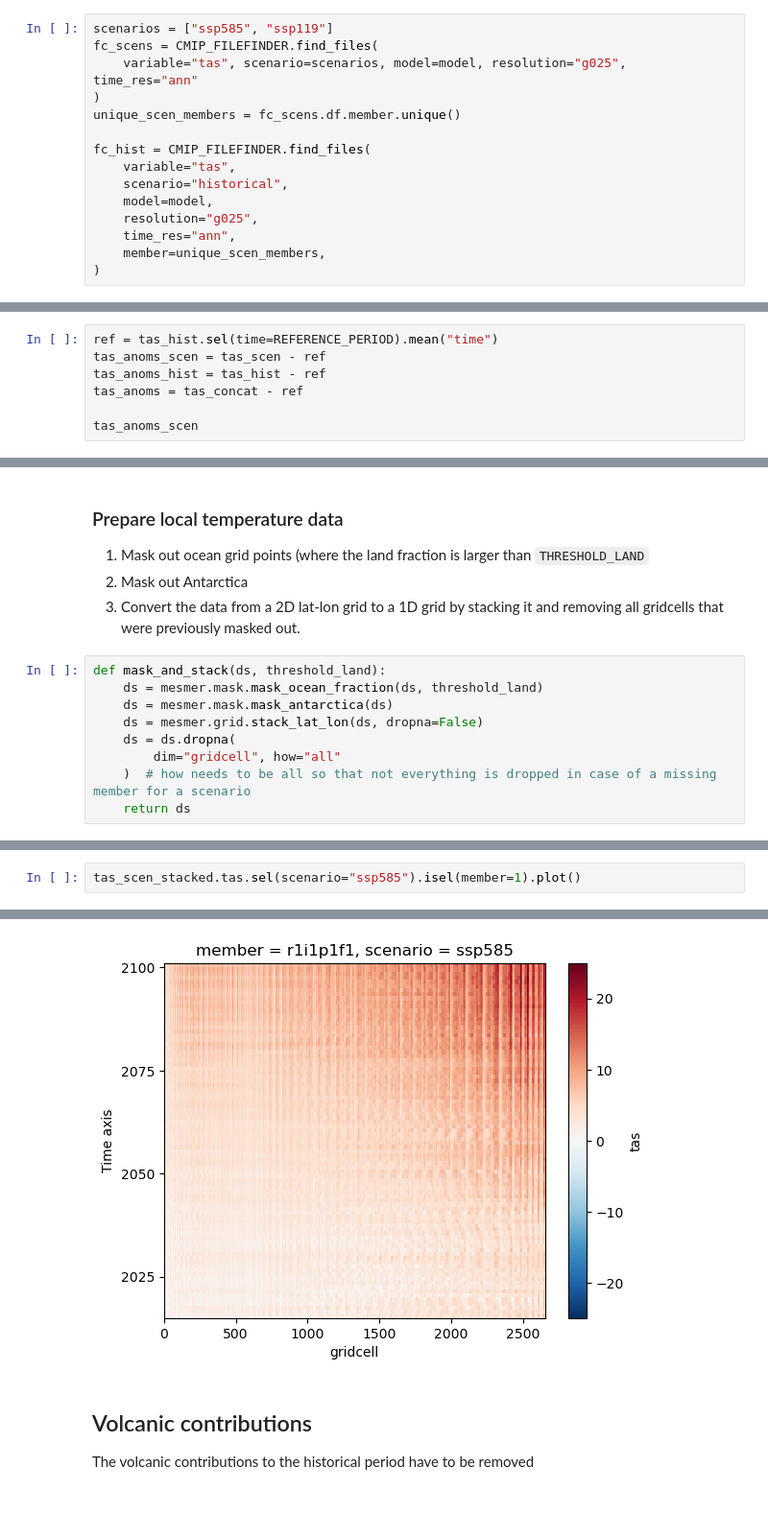
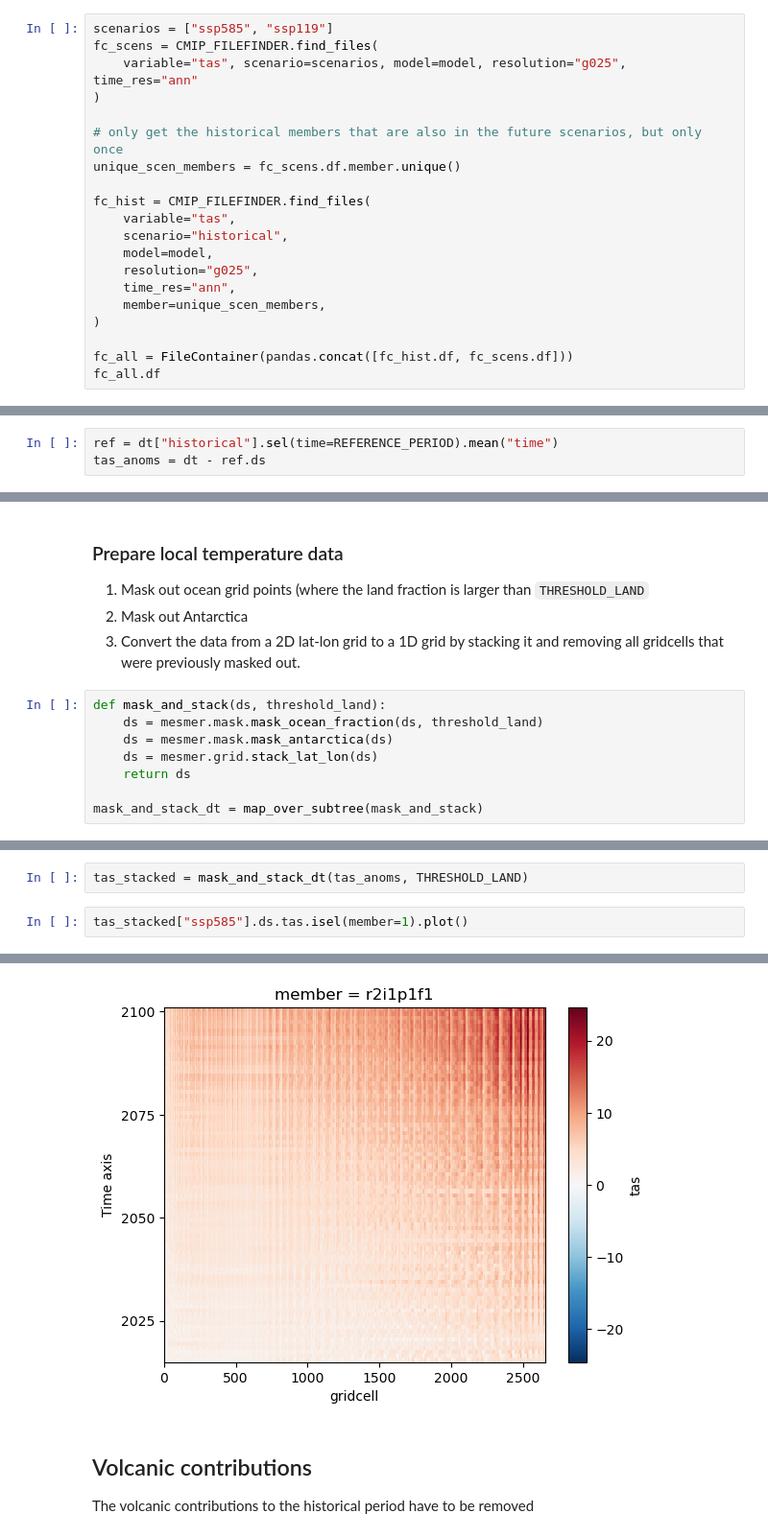
Before and after one commit to MESMER-group/mesmer, a Jupyter notebook: examples/Dataset_surfer.ipynb, the cells around one changed output, grey strips where cells are left out. Shown at 96% size. Cells and saved outputs as stored; diff of their text form; blank space fills up the shorter version.

```diff
--- a/examples/Dataset_surfer.ipynb
+++ b/examples/Dataset_surfer.ipynb
@@ -71,6 +73,8 @@ scenarios = ["ssp585", "ssp119"]
 fc_scens = CMIP_FILEFINDER.find_files(
     variable="tas", scenario=scenarios, model=model, resolution="g025", time_res="ann"
 )
+
+# only get the historical members that are also in the future scenarios, but only once
 unique_scen_members = fc_scens.df.member.unique()
 
 fc_hist = CMIP_FILEFINDER.find_files(
@@ -81,3 +85,6 @@ fc_hist = CMIP_FILEFINDER.find_files(
     time_res="ann",
     member=unique_scen_members,
 )
+
+fc_all = FileContainer(pandas.concat([fc_hist.df, fc_scens.df]))
+fc_all.df
@@ -220,9 +151,5 @@ REFERENCE_PERIOD
 # %% [output]
 slice('1850', '1900', None)
 # %%
-ref = tas_hist.sel(time=REFERENCE_PERIOD).mean("time")
-tas_anoms_scen = tas_scen - ref
-tas_anoms_hist = tas_hist - ref
-tas_anoms = tas_concat - ref
-
-tas_anoms_scen
+ref = dt["historical"].sel(time=REFERENCE_PERIOD).mean("time")
+tas_anoms = dt - ref.ds
@@ -251,10 +167,9 @@ What we want:
 def mask_and_stack(ds, threshold_land):
     ds = mesmer.mask.mask_ocean_fraction(ds, threshold_land)
     ds = mesmer.mask.mask_antarctica(ds)
-    ds = mesmer.grid.stack_lat_lon(ds, dropna=False)
-    ds = ds.dropna(
-        dim="gridcell", how="all"
-    )  # how needs to be all so that not everything is dropped in case of a missing member for a scenario
+    ds = mesmer.grid.stack_lat_lon(ds)
     return ds
+
+mask_and_stack_dt = map_over_subtree(mask_and_stack)
 # %%
 # we need to keep the original grid
@@ -267,8 +177,10 @@ tas_stacked = mask_and_stack(tas_anoms, THRESHOLD_LAND)
+# %%
+tas_stacked = mask_and_stack_dt(tas_anoms, THRESHOLD_LAND)
 # %%
-tas_scen_stacked.tas.sel(scenario="ssp585").isel(member=1).plot()
+tas_stacked["ssp585"].ds.tas.isel(member=1).plot()
 # %% [output]
 <matplotlib.collections.QuadMesh at 0x...>
-[figure, old version]
+[figure, new version]
 # %% [markdown]
 ## Volcanic contributions
 The volcanic contributions to the historical period have to be removed
```
Also changed, not shown: parts of 37 cells of this notebook.
